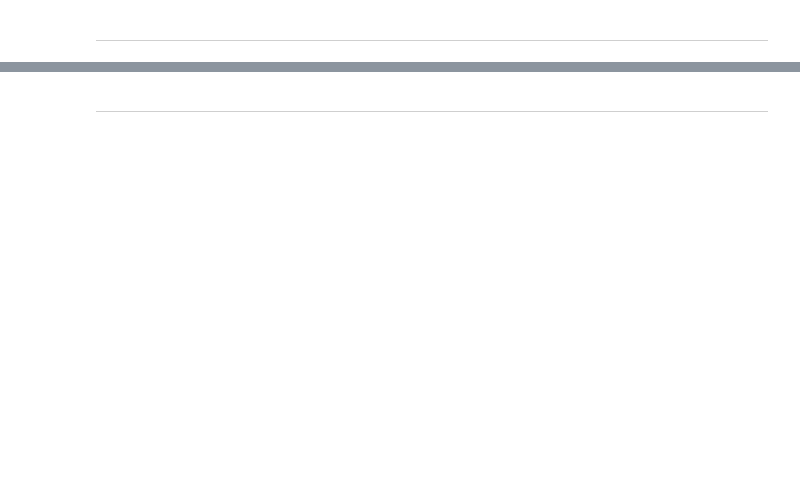
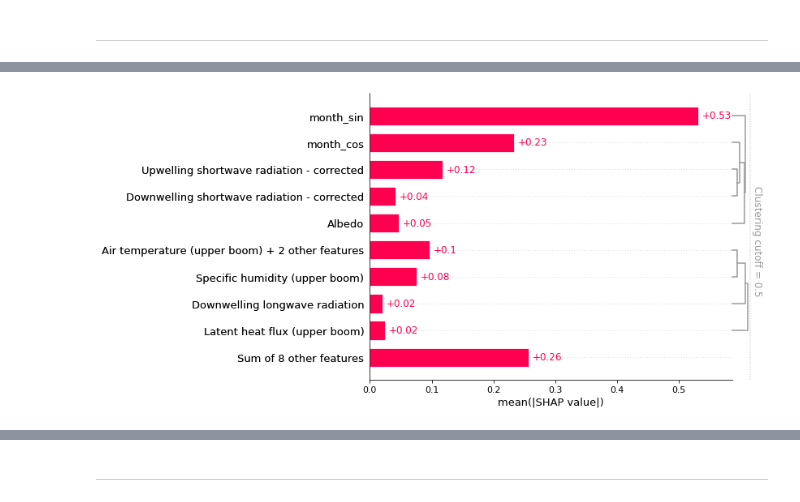
Before and after one commit to markbjerre/GEUS-Master-Thesis, a Jupyter notebook: scripts/SMB_Models_XGB_Regression_Niller.ipynb, the cells around one changed output, grey strips where cells are left out. Drawn from its saved outputs; the diff is of its cells as text; code cells hidden in the pictures; blank space fills up the shorter version.

```diff
--- a/scripts/SMB_Models_XGB_Regression_Niller.ipynb
+++ b/scripts/SMB_Models_XGB_Regression_Niller.ipynb
@@ -679,7 +776,7 @@ plot_components(df)
 # %% [markdown]
 ##### Set target variable
 # %%
-y = 'seasonal'
+y = 'seasonal_residual'
 # %% [markdown]
 ##### Pre-processing (0.1: Change months to cycle)
 # %%
@@ -752,12 +852,12 @@ indices_all = df[df['Ablation'].isin([True, False])].index
 # %% [markdown]
 ##### Pre-processing (2.0: Formatting and transformation)
 # %%
-from sklearn.preprocessing import LabelEncoder
+#from sklearn.preprocessing import LabelEncoder
 
 # Creating a instance of label Encoder.
-le = LabelEncoder()
+#le = LabelEncoder()
 
 # Using .fit_transform function to fit label
 # encoder and return encoded label
-df['Melting Season'] = le.fit_transform(df['Melting Season'])
-dict(zip(le.classes_, le.transform(le.classes_)))
+#df['Melting Season'] = le.fit_transform(df['Melting Season'])
+#dict(zip(le.classes_, le.transform(le.classes_)))
@@ -769,10 +867,10 @@ exclude_list = ['index', # excluded because of unimportant information
                 'stid', # excluded because of unimportant information
                 'Unnamed: 0', # Old Index
                 'Ablation',
-             'Melting Season', # We drop melting season later
+                'Melting Season', # We drop melting season later
                 'month',
-               # 'month_sin',
-               # 'month_cos',
+                'month_sin',
+                'month_cos',
                 'day',
                # 'day_sin',
                # 'day_cos',
@@ -785,8 +883,10 @@ exclude_list = ['index', # excluded because of unimportant information
                 'Surface height from combined measurements DELTA',
                 'observed',
                 'residual',
-               # 'seasonal',
-               'trend'
+                'seasonal',
+                'trend',
+                'Periods'
+                #'seasonal_residual'
                ]
 
 df = df[[column for column in df.columns if column not in exclude_list]]
@@ -819,7 +919,8 @@ exlude_num = ['Surface height from combined measurements',
               'trend',
               'Wind from direction (upper boom)',
               'Wind from direction (upper boom)_sin',
-              'Wind from direction (upper boom)_cos'
+              'Wind from direction (upper boom)_cos',
+              'seasonal_residual'
              ]
 
 
@@ -984,0 +1269,8 @@ for category in ['pre', 'beginning', 'middle', 'end', 'no_ablation']:
+# %%
+shap_values = explainer(X_train)
+
+clustering = shap.utils.hclust(X_train, y_train)
+
+shap.plots.bar(shap_values, clustering=clustering)
+# %% [output]
+[figure, added]
```
Also changed, not shown: parts of 27 cells of this notebook.
